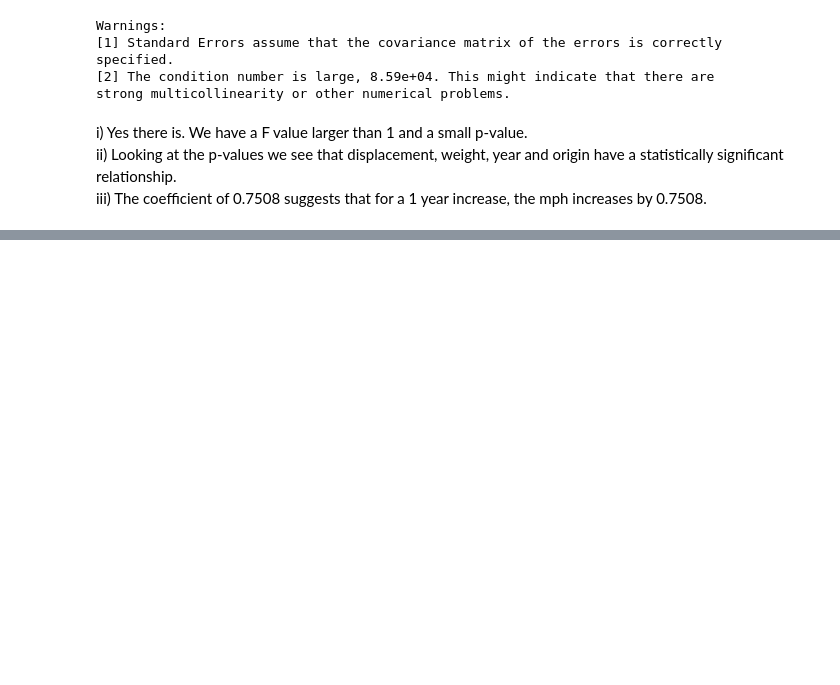
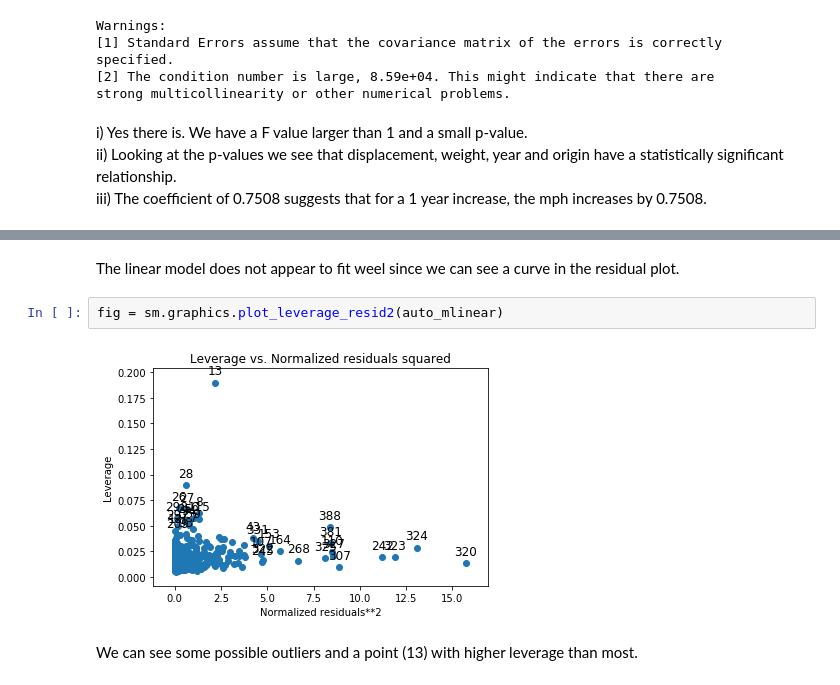
Before and after one commit to ricardoamferreira/ricardoamferreira.github.io, a Jupyter notebook: Notebooks/Introduction to Statistical Learning in Python.ipynb, the cells around one changed output, grey strips where cells are left out. Saved outputs shown, nothing was run; the diff lists cells and outputs as text; blank space fills up the shorter version.

```diff
--- a/Notebooks/Introduction to Statistical Learning in Python.ipynb
+++ b/Notebooks/Introduction to Statistical Learning in Python.ipynb
@@ -530,0 +540,8 @@ iii) The coefficient of 0.7508 suggests that for a 1 year increase, the mph incr
+# %% [markdown]
+The linear model does not appear to fit weel since we can see a curve in the residual plot.
+# %%
+fig = sm.graphics.plot_leverage_resid2(auto_mlinear)
+# %% [output]
+[figure, added]
+# %% [markdown]
+We can see some possible outliers and a point (13) with higher leverage than most.
```
Also changed, not shown: parts of 2 cells of this notebook.
